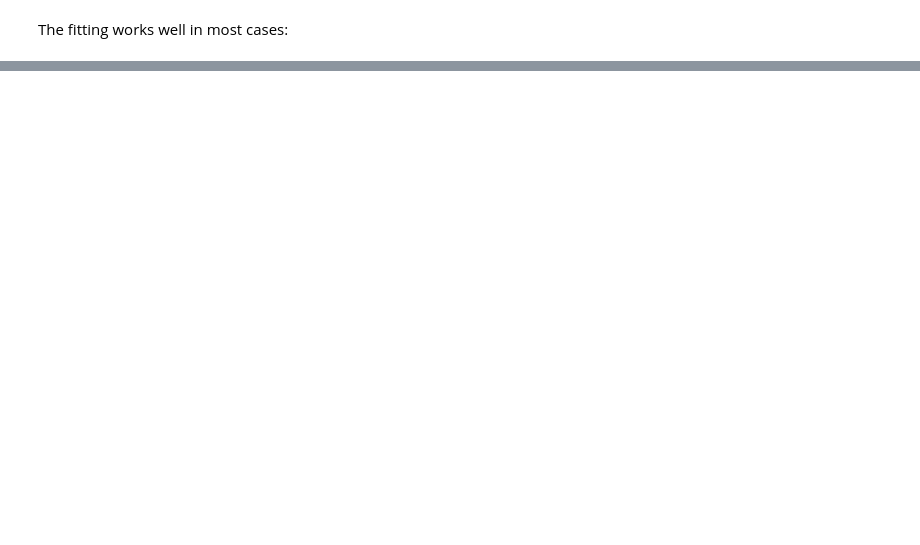
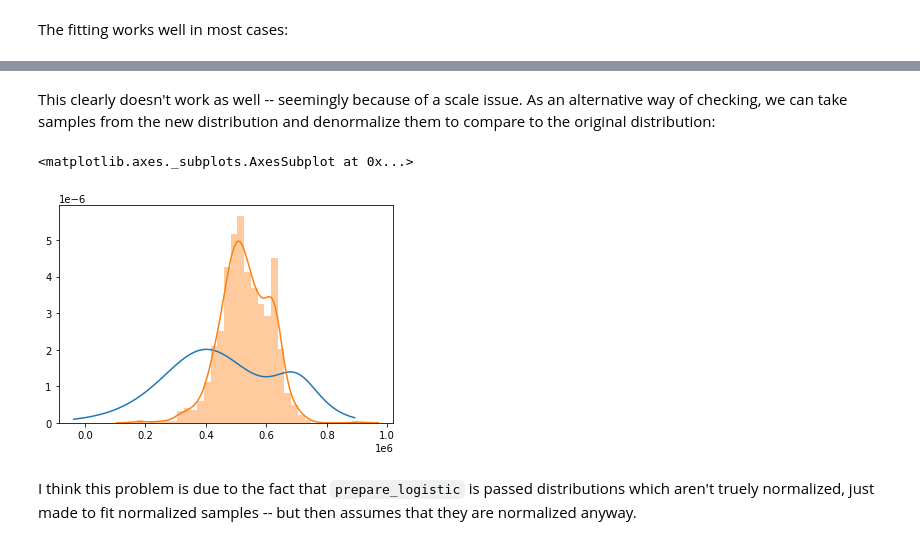
Before and after one commit to oughtinc/ergo, a Jupyter notebook: notebooks/Fitting failure demonstration.ipynb, the cells around one changed output, grey strips where cells are left out. Saved outputs shown, nothing was run; the diff lists cells and outputs as text; code cells hidden in the pictures; blank space fills up the shorter version.

```diff
--- a/notebooks/Fitting failure demonstration.ipynb
+++ b/notebooks/Fitting failure demonstration.ipynb
@@ -87,0 +160,13 @@ I believe the specific bug above is
+# %% [markdown]
+This clearly doesn't work as well -- seemingly because of a scale issue.  As an alternative way of checking, we can take samples from the new distribution and denormalize them to compare to the original distribution:
+# %%
+normalized_samples = np.array([fit.sample() for _ in range(1000)])
+denormalized_samples = question.denormalize_samples(normalized_samples)
+
+graph(lm_1)
+seaborn.distplot(denormalized_samples)
+# %% [output]
+<matplotlib.axes._subplots.AxesSubplot at 0x...>
+[figure, added]
+# %% [markdown]
+I think this problem is due to the fact that `prepare_logistic` is passed distributions which aren't truely normalized, just made to fit normalized samples -- but then assumes that they are normalized anyway.
```
Also changed, not shown: parts of 14 cells of this notebook, 1 other file.
